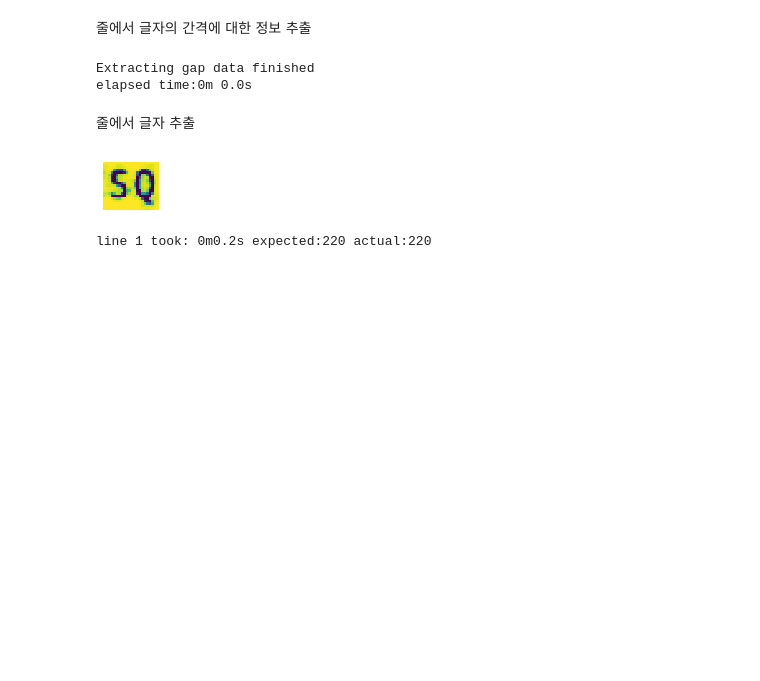
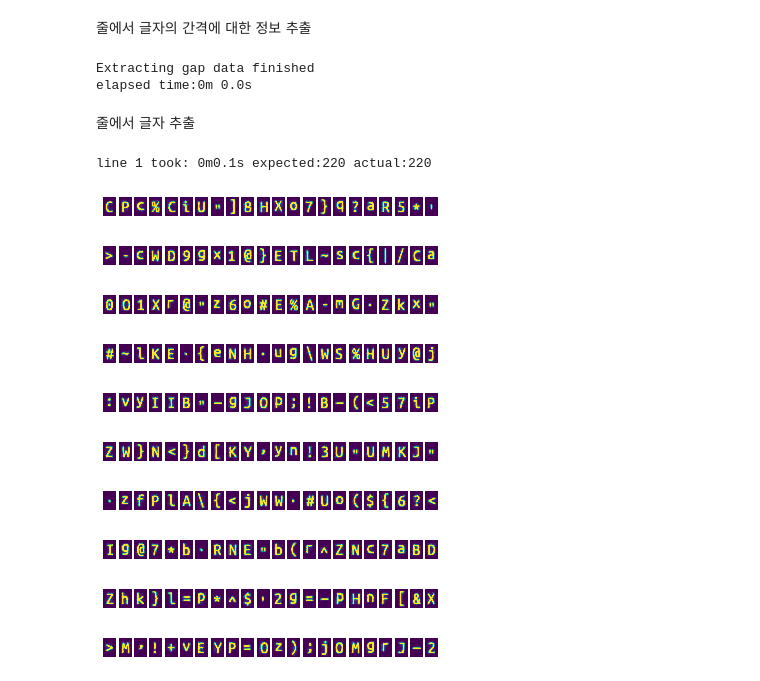
Before and after one commit to inmare/simple-text-recognition, a Jupyter notebook: text_extraction.ipynb, the cells around one changed output. Cells and saved outputs as stored; diff of their text form; code cells hidden in the pictures; blank space fills up the shorter version.

```diff
--- a/text_extraction.ipynb
+++ b/text_extraction.ipynb
@@ -16,7 +16,7 @@ from text_generation import make_random_text
 # %% [markdown]
 yaml파일 정보 가져오기
 # %%
-with open("./settings.yml", encoding="utf-8") as file:
+with open("./settings.yaml", encoding="utf-8") as file:
     settings = yaml.load(file, Loader=yaml.FullLoader)
 # %% [markdown]
 랜덤한 텍스트 생성하기
@@ -125,7 +125,7 @@ for i in range(len(line_images)):
 [figure]
 [figure]
 # %%
-line_images = line_images[91:92]
+line_images = line_images[:1]
 line_images
 # %% [output]
 [array([[1., 1., 1., ..., 1., 1., 1.],
@@ -165,7 +165,8 @@ char_image_len = line_avg_height * (max_width + 1)
 char_data_array_len = char_image_len + max_width + line_avg_height + 1
 
 chars_thresh = char_info["charsThresh"]
-skeleton_thresh = char_info["skeletonThresh"]
+clean_thresh = char_info["cleanThresh"]
+
 char_size_dict = {
     "char_w": max_width + 1,
     "char_h": line_avg_height,
@@ -190,13 +191,6 @@ for line_idx, line_image in enumerate(line_images):
 
         if gap_width > min_max_gap[1]:  # gap_width > max_gap_width
             chars_image = line_image[:, x_start:x_end]
-            # b_img1 = process.make_binary_image(chars_image, chars_thresh)
-            # b_img2 = process.make_binary_image(chars_image, skeleton_thresh)
-            # graph.show_image(chars_image, (1, 1))
-            # graph.show_image(b_img1, (1, 1))
-            # graph.show_image(b_img2, (1, 1))
-            if char_cnt > 215:
-                graph.show_image(chars_image, (1, 1))
 
             seperated_chars = crop.char_from_chars(
                 chars_image, chars_thresh, min_max_gap)
@@ -205,12 +199,11 @@ for line_idx, line_image in enumerate(line_images):
             for char_image in seperated_chars:
                 try:
                     centered_char_image = process.move_char_image_to_center(
-                        char_image, skeleton_thresh, char_size_dict, char_cnt)
+                        char_image, clean_thresh, char_size_dict)
                 except Exception as e:
                     print(e)
                     print(line_cnt, char_cnt)
-                    b_img = process.make_binary_image(
-                        char_image, thresh_correction=skeleton_thresh)
+                    b_img = char_image > clean_thresh
                     graph.show_char(char_image, b_img)
                     continue
                 # graph.show_image(char_image, (1, 1))
@@ -221,14 +214,15 @@ for line_idx, line_image in enumerate(line_images):
             char_image = line_image[:, x_start:x_end]
             # char_image = process.move_char_image_to_center(
             #     char_image, skeleton_thresh, char_size_dict)
+            # if char_cnt == 103:
+            #     graph.show_image(char_image, (0.5, 0.5))
             try:
                 centered_char_image = process.move_char_image_to_center(
-                    char_image, skeleton_thresh, char_size_dict, char_cnt)
+                    char_image, clean_thresh, char_size_dict)
             except Exception as e:
                 print(e)
                 print(line_cnt, char_cnt)
-                b_img = process.make_binary_image(
-                    char_image, thresh_correction=skeleton_thresh)
+                b_img = char_image > clean_thresh
                 graph.show_char(char_image, b_img)
                 continue
             # return 1
@@ -242,5 +236,25 @@ for line_idx, line_image in enumerate(line_images):
     # 함수를 만들수도 있음
     line_cnt += 1
 # %% [output]
-[figure, removed]
-line 1 took: 0m0.2s expected:220 actual:220
+line 1 took: 0m0.1s expected:220 actual:220
+# %%
+import matplotlib.pyplot as plt
+
+for i in range(10):
+    for j in range(22):
+        img = np.reshape(char_data_array[22*i + j, :char_image_len], (char_size_dict["char_h"], char_size_dict["char_w"]))
+        plt.subplot(1, 22, j+1)
+        plt.axis("off")
+        plt.imshow(img)
+    plt.show()
+# %% [output]
+[figure, added]
+[figure, added]
+[figure, added]
+[figure, added]
+[figure, added]
+[figure, added]
+[figure, added]
+[figure, added]
+[figure, added]
+[figure, added]
```
Also changed, not shown: parts of 3 cells of this notebook.
